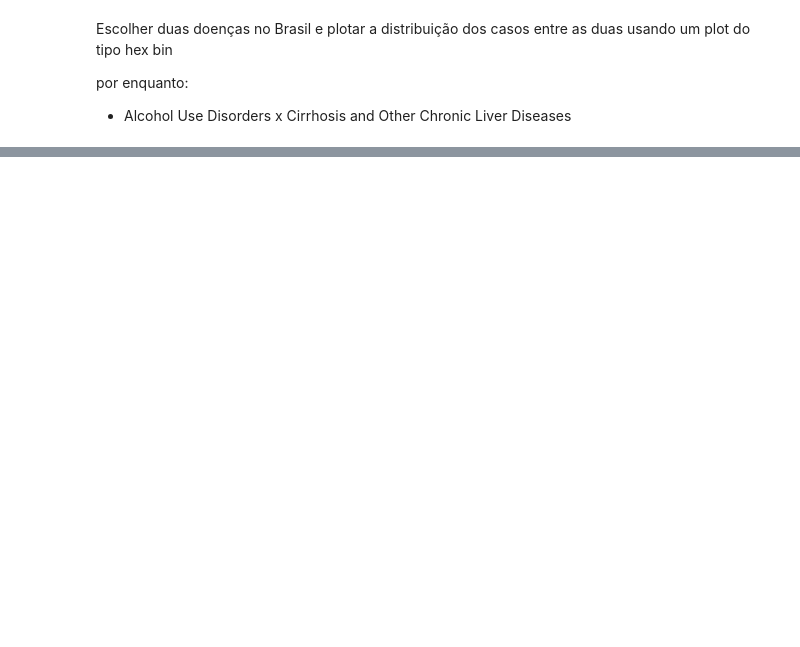
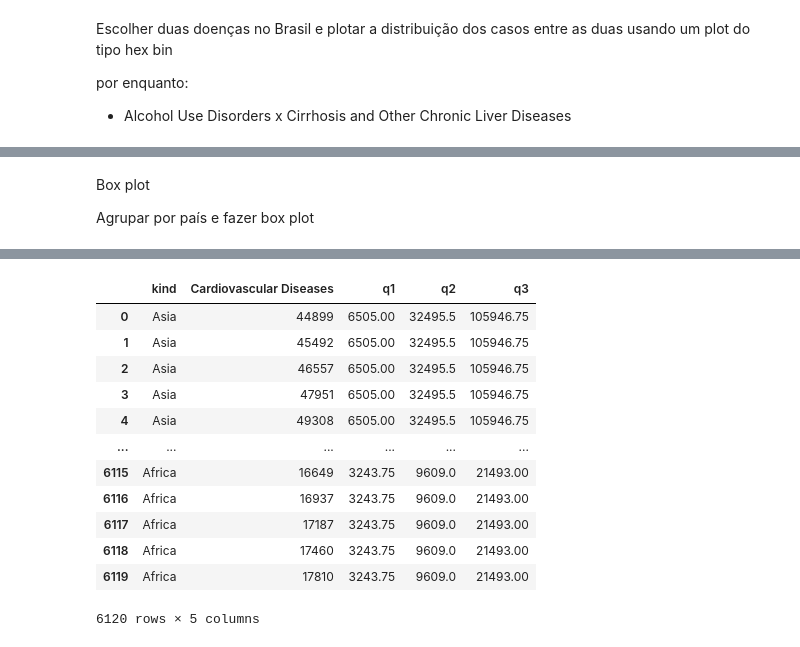
Before and after one commit to ddanieldma/A2_ICD, a Jupyter notebook: terceiro_plot/testando.ipynb, the cells around one changed output, grey strips where cells are left out. Saved outputs shown, nothing was run; the diff lists cells and outputs as text; code cells hidden in the pictures; blank space fills up the shorter version.

Commit message:
continuação terceiro plot

```diff
--- a/terceiro_plot/testando.ipynb
+++ b/terceiro_plot/testando.ipynb
@@ -55,0 +79,60 @@ plot.add_tools(HoverTool(
+# %% [markdown]
+Box plot
+
+Agrupar por país e fazer box plot
+# %%
+import pandas as pd
+
+from bokeh.models import ColumnDataSource, Whisker
+from bokeh.plotting import figure, show
+from bokeh.sampledata.autompg2 import autompg2
+from bokeh.transform import factor_cmap
+
+output_notebook()
+
+df_mesmo = df_cause_of_death[["Continente", "Cardiovascular Diseases"]].rename(columns = {"Continente" : "kind"})
+# df = autompg2[["class", "hwy"]].rename(columns={"class": "kind"})
+
+kinds = df_mesmo.kind.unique()
+
+# compute quantiles
+qs = df_mesmo.groupby("kind")["Cardiovascular Diseases"].quantile([0.25, 0.5, 0.75])
+qs = qs.unstack().reset_index()
+qs.columns = ["kind", "q1", "q2", "q3"]
+df_mesmo = pd.merge(df_mesmo, qs, on="kind", how="left")
+
+display(df_mesmo)
+
+# compute IQR outlier bounds
+iqr = df_mesmo.q3 - df_mesmo.q1
+df_mesmo["upper"] = df_mesmo.q3 + 1.5*iqr
+df_mesmo["lower"] = df_mesmo.q1 - 1.5*iqr
+
+df_mesmo_mesmo = df_mesmo.groupby("kind").sum().reset_index()
+
+source = ColumnDataSource(df_mesmo_mesmo)
+
+boxplot = figure(x_range=kinds,
+           title="Mortes por doenças cardiovasculares por continente",
+           background_fill_color="#eaefef", y_axis_label="Mortes por acidentes cardiovasculares")
+
+# outlier range
+whisker = Whisker(base="kind", upper="upper", lower="lower", source=source)
+whisker.upper_head.size = whisker.lower_head.size = 20
+boxplot.add_layout(whisker)
+
+# quantile boxes
+cmap = factor_cmap("kind", "TolRainbow7", kinds)
+boxplot.vbar("kind", 0.7, "q2", "q3", source=source, color=cmap, line_color="black")
+boxplot.vbar("kind", 0.7, "q1", "q2", source=source, color=cmap, line_color="black")
+
+# outliers
+outliers = df_mesmo[~df_mesmo["Cardiovascular Diseases"].between(df_mesmo.lower, df_mesmo.upper)]
+boxplot.scatter("kind", "Cardiovascular Diseases", source=outliers, size=6, color="black", alpha=0.3)
+
+boxplot.xgrid.grid_line_color = None
+boxplot.axis.major_label_text_font_size="14px"
+boxplot.axis.axis_label_text_font_size="12px"
+
+show(boxplot)
+# %% [output]
@@ -55,0 +141,13 @@ plot.add_tools(HoverTool(
+|  | kind | Cardiovascular Diseases | q1 | q2 | q3 |
+| 0 | Asia | 44899 | 6505.00 | 32495.5 | 105946.75 |
+| 1 | Asia | 45492 | 6505.00 | 32495.5 | 105946.75 |
+| 2 | Asia | 46557 | 6505.00 | 32495.5 | 105946.75 |
+| 3 | Asia | 47951 | 6505.00 | 32495.5 | 105946.75 |
+| 4 | Asia | 49308 | 6505.00 | 32495.5 | 105946.75 |
+| ... | ... | ... | ... | ... | ... |
+| 6115 | Africa | 16649 | 3243.75 | 9609.0 | 21493.00 |
+| 6116 | Africa | 16937 | 3243.75 | 9609.0 | 21493.00 |
+| 6117 | Africa | 17187 | 3243.75 | 9609.0 | 21493.00 |
+| 6118 | Africa | 17460 | 3243.75 | 9609.0 | 21493.00 |
+| 6119 | Africa | 17810 | 3243.75 | 9609.0 | 21493.00 |
+6120 rows × 5 columns
```
Also changed, not shown: parts of 3 cells of this notebook, 1 other file.
